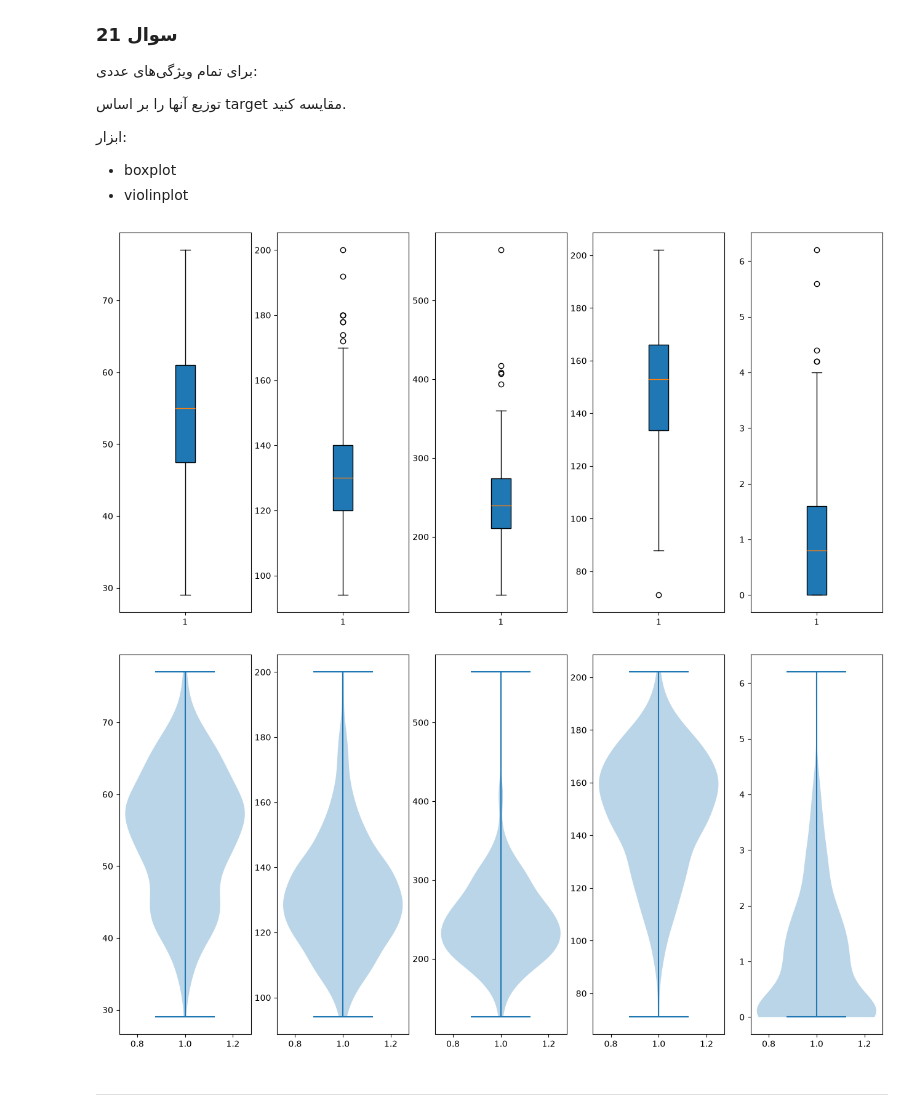
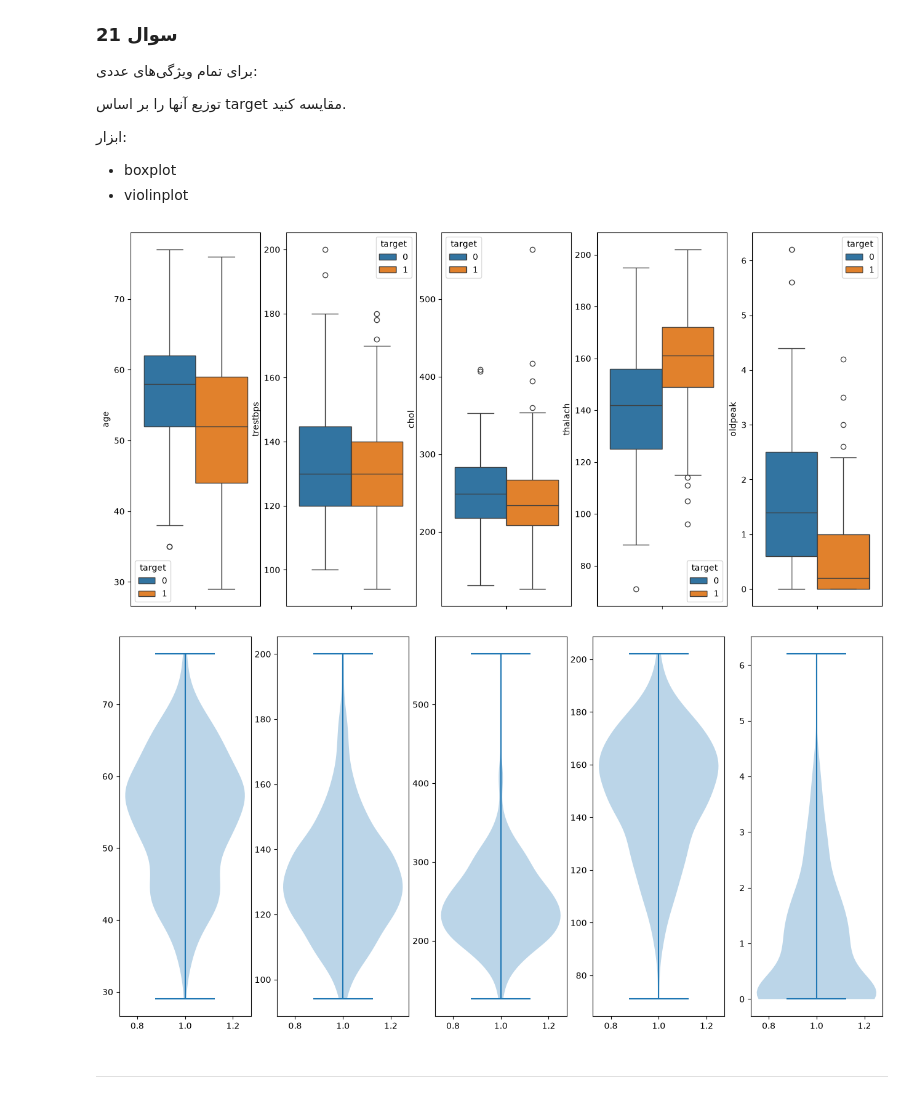
Before and after one commit to MehradAmiresmi/Data-Mining-Answer, a Jupyter notebook: task_1/001_data_understanding.ipynb, the cells around one changed output. Drawn from its saved outputs; the diff is of its cells as text; code cells hidden in the pictures.

```diff
--- a/task_1/001_data_understanding.ipynb
+++ b/task_1/001_data_understanding.ipynb
@@ -824,22 +824,22 @@ plt.show()
 - boxplot
 - violinplot
 # %%
-# col = []
-# for index in df.columns:
-#     number_unique = df[index].nunique()
-#     if number_unique >  6:
-#         col.append(index)
-# fig,ax = plt.subplots(figsize=(16,8),ncols=5)
-# for i , column in enumerate(col):
-#     ax[i].boxplot(df[column],patch_artist=True)
-# plt.show()
+col = []
+for index in df.columns:
+    number_unique = df[index].nunique()
+    if number_unique >  6:
+        col.append(index)
+fig,ax = plt.subplots(figsize=(16,8),ncols=5)
+for i , column in enumerate(col):
+    sns.boxplot(data = df,y = column,patch_artist=True,hue = df["target"],ax=ax[i])
+plt.show()
 
-# fig_1,ax_1 = plt.subplots(figsize=(16,8),ncols=5)
-# for i , column in enumerate(col):
-#     ax_1[i].violinplot(df[column])
-# plt.show()
+fig_1,ax_1 = plt.subplots(figsize=(16,8),ncols=5)
+for i , column in enumerate(col):
+    ax_1[i].violinplot(df[column])
+plt.show()
 # %% [output]
-[figure, old version]
+[figure, new version]
 [figure]
 # %% [markdown]
 
```
Also changed, not shown: parts of 10 cells of this notebook.
